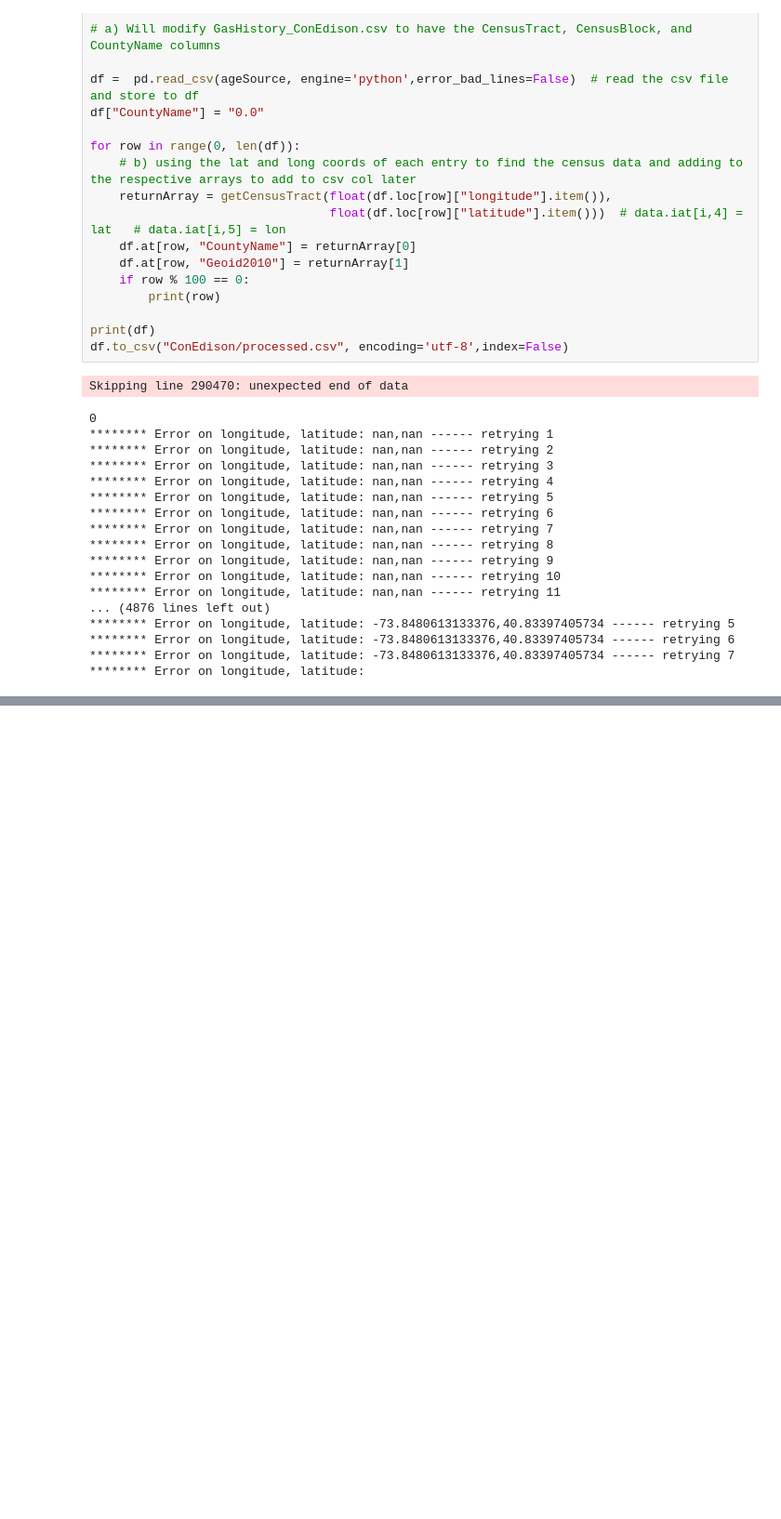
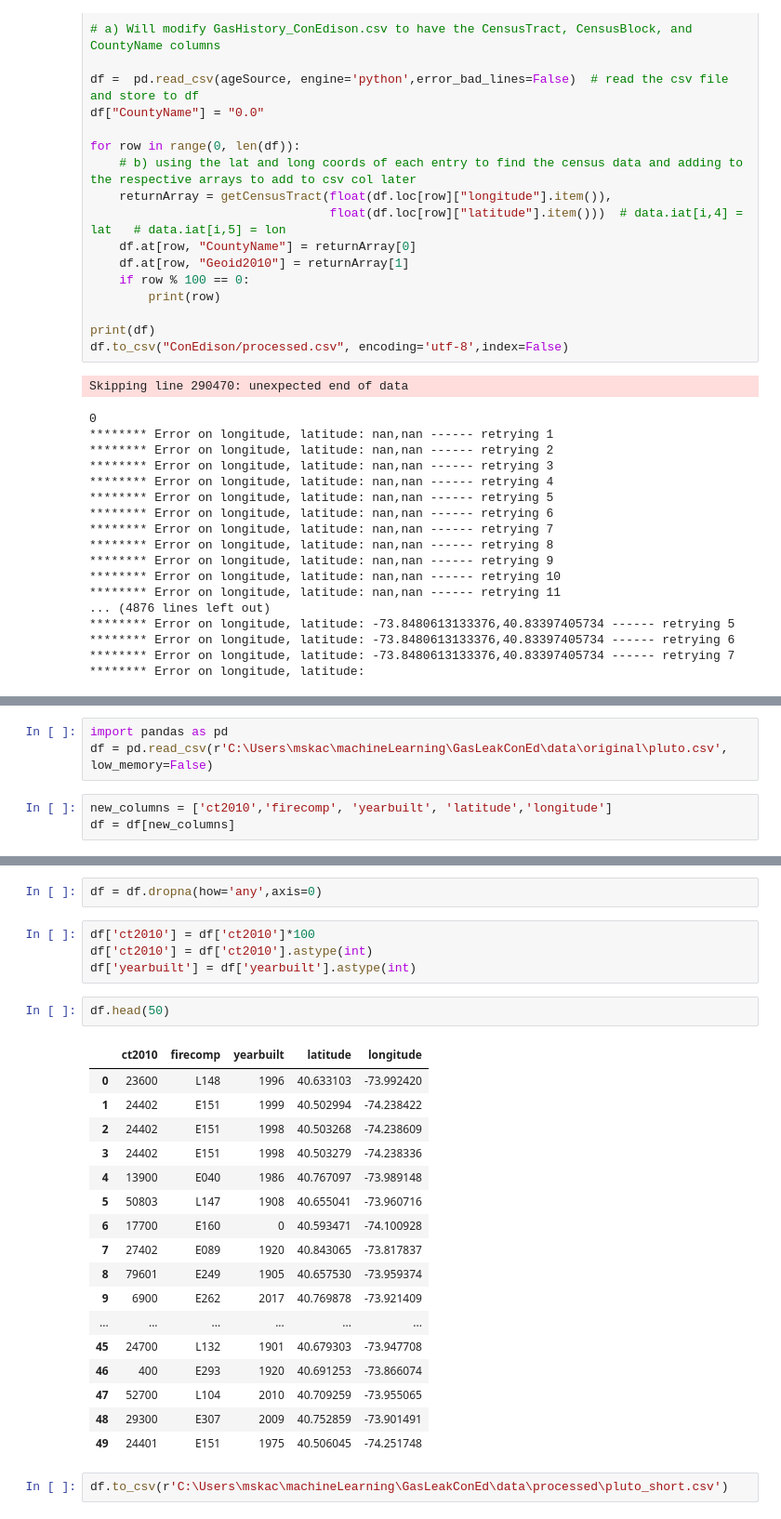
Before and after one commit to retemadpour/Gas-leak-project, a Jupyter notebook: dataProcessing/BuildingsAgeAnalysis.ipynb, the cells around one changed output, grey strips where cells are left out. Shown: that part at 93% size. Drawn from its saved outputs; the diff is of its cells as text; blank space fills up the shorter version.

Commit message:
added data on average age of the buildings in ct
- used Pluto data set to retrieve building ages and
coordinates
- found county codes and geoids using Carto.com
- merged with previous data sets

```diff
--- a/dataProcessing/BuildingsAgeAnalysis.ipynb
+++ b/dataProcessing/BuildingsAgeAnalysis.ipynb
@@ -427,0 +430,6 @@ Skipping line 290470: unexpected end of data
+# %%
+import pandas as pd
+df = pd.read_csv(r'C:\Users\mskac\machineLearning\GasLeakConEd\data\original\pluto.csv', low_memory=False)
+# %%
+new_columns = ['ct2010','firecomp', 'yearbuilt', 'latitude','longitude']
+df = df[new_columns]
@@ -427,0 +460,28 @@ Skipping line 290470: unexpected end of data
+# %%
+df = df.dropna(how='any',axis=0)
+# %%
+df['ct2010'] = df['ct2010']*100
+df['ct2010'] = df['ct2010'].astype(int)
+df['yearbuilt'] = df['yearbuilt'].astype(int)
+# %%
+df.head(50)
+# %% [output]
+|  | ct2010 | firecomp | yearbuilt | latitude | longitude |
+| 0 | 23600 | L148 | 1996 | 40.633103 | -73.992420 |
+| 1 | 24402 | E151 | 1999 | 40.502994 | -74.238422 |
+| 2 | 24402 | E151 | 1998 | 40.503268 | -74.238609 |
+| 3 | 24402 | E151 | 1998 | 40.503279 | -74.238336 |
+| 4 | 13900 | E040 | 1986 | 40.767097 | -73.989148 |
+| 5 | 50803 | L147 | 1908 | 40.655041 | -73.960716 |
+| 6 | 17700 | E160 | 0 | 40.593471 | -74.100928 |
+| 7 | 27402 | E089 | 1920 | 40.843065 | -73.817837 |
+| 8 | 79601 | E249 | 1905 | 40.657530 | -73.959374 |
+| 9 | 6900 | E262 | 2017 | 40.769878 | -73.921409 |
+| ... | ... | ... | ... | ... | ... |
+| 45 | 24700 | L132 | 1901 | 40.679303 | -73.947708 |
+| 46 | 400 | E293 | 1920 | 40.691253 | -73.866074 |
+| 47 | 52700 | L104 | 2010 | 40.709259 | -73.955065 |
+| 48 | 29300 | E307 | 2009 | 40.752859 | -73.901491 |
+| 49 | 24401 | E151 | 1975 | 40.506045 | -74.251748 |
+# %%
+df.to_csv(r'C:\Users\mskac\machineLearning\GasLeakConEd\data\processed\pluto_short.csv')
```
Also changed, not shown: parts of 53 cells of this notebook, 18 other files.
